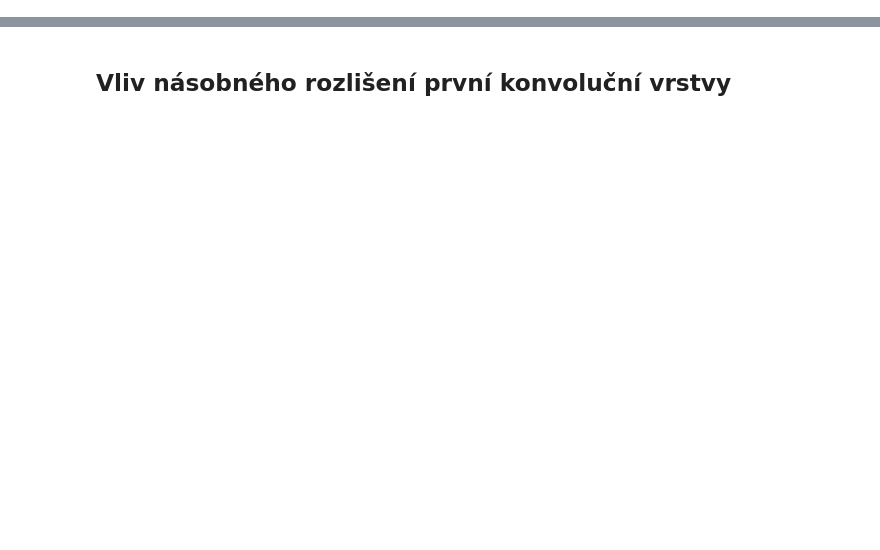
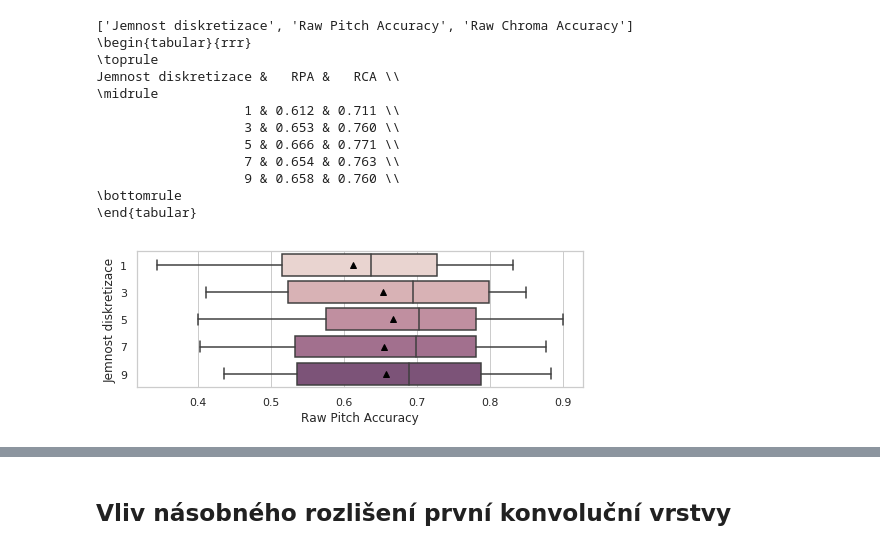
Before and after one commit to kukas/music-transcription, a Jupyter notebook: experiments_summary.ipynb, the cells around one changed output, grey strips where cells are left out. Saved outputs shown, nothing was run; the diff lists cells and outputs as text; code cells hidden in the pictures; blank space fills up the shorter version.

```diff
--- a/experiments_summary.ipynb
+++ b/experiments_summary.ipynb
@@ -54,0 +86,54 @@ plot_data(data, attr_names)
+# %%
+paths = [
+    #experiments_dir+"crepe/FINAL/negranularni_vystup/0305_161351-crepe-dmdb-bs32-apw1-hsNone-fw93-cw466-s16000-inTrue-lr0.0002-cm4-cg0.0-llw0.0-mc0-bps1-as0.0-mw1.0-vsFalse-flc1/model-f0-outputs",
+    #experiments_dir+"crepe/FINAL/negranularni_vystup/0305_165012-crepe-dmdb-bs32-apw1-hsNone-fw93-cw466-s16000-inTrue-lr0.0002-cm8-cg0.0-llw0.0-mc0-bps1-as0.0-mw1.0-vsFalse-flc1/model-f0-outputs",
+    experiments_dir+"crepe/FINAL/negranularni_vystup/0305_174655-crepe-dmdb-bs32-apw1-hsNone-fw93-cw466-s16000-inTrue-lr0.0002-cm16-cg0.0-llw0.0-mc0-bps1-as0.0-mw1.0-vsFalse-flc1/model-f0-outputs",
+    #experiments_dir+"crepe/FINAL/negranularni_vystup/0305_203237-crepe-dmdb-bs32-apw1-hsNone-fw93-cw466-s16000-inTrue-lr0.0002-cm4-cg0.0-llw0.0-mc0-bps5-as0.25-mw1.0-vsFalse-flc1/model-f0-outputs",
+    #experiments_dir+"crepe/FINAL/negranularni_vystup/0305_211402-crepe-dmdb-bs32-apw1-hsNone-fw93-cw466-s16000-inTrue-lr0.0002-cm8-cg0.0-llw0.0-mc0-bps5-as0.25-mw1.0-vsFalse-flc1/model-f0-outputs",
+    experiments_dir+"crepe/FINAL/negranularni_vystup/0306_010342-crepe-dmdb-bs32-apw1-hsNone-fw93-cw466-s16000-inTrue-lr0.001-cg0.0-llw0.0-bps5-as0.25-mw1.0-cm16-mc0-vsFalse-flc1/model-f0-outputs",
+    #experiments_dir+"crepe/FINAL/negranularni_vystup/0402_215823-crepe-dmdb-bs32-s16000-hsNone-fw93-cw466-inTrue-apw1-mn0-nr128-bps5-as0.25-lr0.0002-lrd1.0-lrds100000-cg0.0-llw0.0-mw1.0-cm32-mc0-vsFalse-flc1/model-f0-outputs",
+    #experiments_dir+"crepe/FINAL/negranularni_vystup/0403_040012-crepe-dmdb-bs32-s16000-hsNone-fw93-cw466-inTrue-apw1-mn0-nr128-bps1-as0.0-lr0.0002-lrd1.0-lrds100000-cg0.0-llw0.0-mw1.0-cm32-mc0-vsFalse-flc1/model-f0-outputs",
+    experiments_dir+"crepe/FINAL/negranularni_vystup/0403_100217-crepe-dmdb-bs32-s16000-hsNone-fw93-cw466-inTrue-apw1-mn0-nr128-bps9-as0.25-lr0.0002-lrd1.0-lrds100000-cg0.0-llw0.0-mw1.0-cm16-mc0-vsFalse-flc1/model-f0-outputs",
+    experiments_dir+"crepe/FINAL/negranularni_vystup/0403_121056-crepe-dmdb-bs32-s16000-hsNone-fw93-cw466-inTrue-apw1-mn0-nr128-bps7-as0.25-lr0.0002-lrd1.0-lrds100000-cg0.0-llw0.0-mw1.0-cm16-mc0-vsFalse-flc1/model-f0-outputs",
+    experiments_dir+"crepe/FINAL/negranularni_vystup/0403_141920-crepe-dmdb-bs32-s16000-hsNone-fw93-cw466-inTrue-apw1-mn0-nr128-bps3-as0.25-lr0.0002-lrd1.0-lrds100000-cg0.0-llw0.0-mw1.0-cm16-mc0-vsFalse-flc1/model-f0-outputs",
+
+    #experiments_dir+"crepe/FINAL/negranularni_vystup/0305_225437-crepe-dmdb-bs32-apw1-hsNone-fw93-cw466-s16000-inTrue-lr0.0002-cm16-cg0.0-llw0.0-mc0-bps5-as0.25-mw1.0-vsFalse-flc1/model-f0-outputs",
+    #experiments_dir+"crepe/FINAL/negranularni_vystup/0402_143625-crepe-dmdb-bs32-s16000-hsNone-fw93-cw466-inTrue-apw1-mn0-nr128-bps5-as0.25-lr0.001-lrd0.9-lrds20000.0-cg0.0-llw0.0-mw1.0-cm16-mc0-vsFalse-flc1/model-f0-outputs",
+
+]
+attr_names = [
+    "Jemnost diskretizace"
+]
+attributes = [
+    #[4,  1],
+    #[8,  1],
+    [1],
+    #[4,  5],
+    #[8,  5],
+    [5],
+    #[32, 5],
+    #[32, 1],
+    [9],
+    [7],
+    [3],
+    #[5.1],
+    #[5.2],
+]
+data = load_data(paths, attributes, attr_names)
+# %%
+summary = plot_data(data, attr_names, "crepe_diskretizace")
+to_latex(summary)
+# %% [output]
+['Jemnost diskretizace', 'Raw Pitch Accuracy', 'Raw Chroma Accuracy']
+\begin{tabular}{rrr}
+\toprule
+Jemnost diskretizace &   RPA &   RCA \\
+\midrule
+                   1 & 0.612 & 0.711 \\
+                   3 & 0.653 & 0.760 \\
+                   5 & 0.666 & 0.771 \\
+                   7 & 0.654 & 0.763 \\
+                   9 & 0.658 & 0.760 \\
+\bottomrule
+\end{tabular}
+[figure, added]
```
Also changed, not shown: parts of 38 cells of this notebook, 2 other files.
